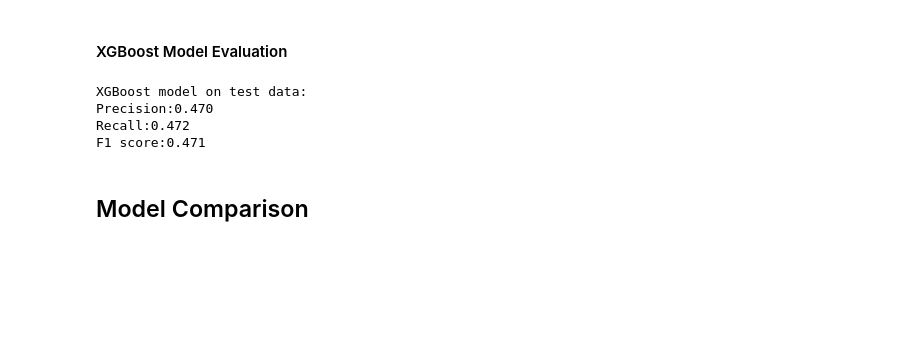
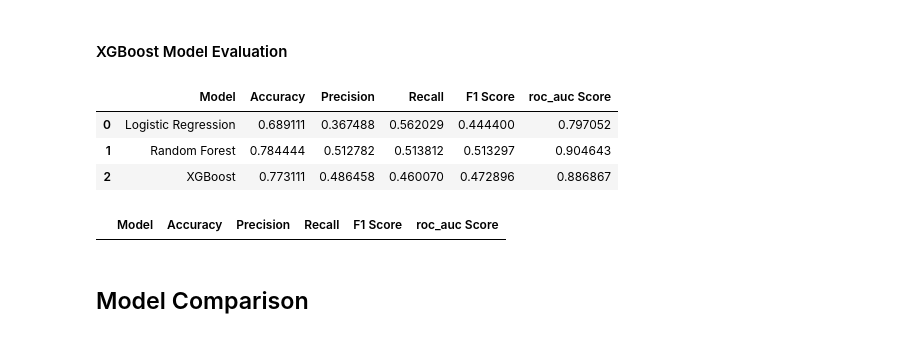
Before and after one commit to Anupam-Durutkar/Credit-Card-Default-Prediction-Analysis, a Jupyter notebook: Part_2_Modeling_Credit_Card_Default_Prediction.ipynb, the cells around one changed output. Saved outputs shown, nothing was run; the diff lists cells and outputs as text; code cells hidden in the pictures; blank space fills up the shorter version.

```diff
--- a/Part_2_Modeling_Credit_Card_Default_Prediction.ipynb
+++ b/Part_2_Modeling_Credit_Card_Default_Prediction.ipynb
@@ -243,3 +265,21 @@ def standard_scaler(X_train, X_test, numerical_cols):
+# %%
+# Define a function to compute Precision, Recall and F1 score
+
+def get_pre_rec_f1(Model_name,model,roc_auc,X_test,y_test):
+    y_pred = model.predict(X_test)
+    tn, fp, fn, tp = confusion_matrix(y_test, y_pred).ravel()
+
+    accuracy = (tp + tn) / (tp + fp + fn + tn)
+    precision = tp / (tp + fp)
+    recall = tp / (tp + fn)
+    F1 = 2 * (precision * recall) / (precision + recall)
+
+    model_result =  pd.DataFrame([[Model_name, accuracy,  precision,  recall, F1, roc_auc]],
+               columns = ['Model', 'Accuracy', 'Precision', 'Recall', 'F1 Score', 'roc_auc Score'])
+
+    return  model_result
+
+    #print(f'Precision:{precision:.3f}\nRecall:{recall:.3f}\nAccuracy score:{accuracy:.3f}\nF1 score:{F1:.3f}')
 # %% [markdown]
 ## Classification Predictive Modeling
 1. Logistic Regression
@@ -383,19 +435,8 @@ After fine-tuning parameter C, Logistic Regression model got ROC_AUC training sc
-# %%
-# Define a function to compute Precision, Recall and F1 score
-
-def get_pre_rec_f1(model,X_test,y_test):
-    y_pred = model.predict(X_test)
-    tn, fp, fn, tp = confusion_matrix(y_test, y_pred).ravel()
-
-    precision = tp / (tp + fp)
-    recall = tp / (tp + fn)
-    F1 = 2 * (precision * recall) / (precision + recall)
-
-    print(f'Precision:{precision:.3f}\nRecall:{recall:.3f}\nF1 score:{F1:.3f}')
 # %%
 # Calculate precision and recall of Logistic Regression model
 
 print('Logistic Regression model on test data:')
-get_pre_rec_f1(lr_best, X_test_std, y_test)
+Logistic_Regression_Model = get_pre_rec_f1('Logistic Regression', lr_best,roc_auc_lr_best, X_test_std, y_test)
+Logistic_Regression_Model
 # %% [output]
 Logistic Regression model on test data:
@@ -496,6 +536,7 @@ After tuning parameters, Random Forest model's ROC-AUC score decreased slightly
 # %%
 # Compute precision, recall and F1 score of Random Forest model on test data
 
-print('Random Forest model on test data:')
-get_pre_rec_f1(rf_best, X_test, y_test)
+RandomForest_model = get_pre_rec_f1('Random Forest',rf_best, roc_auc_best, X_test, y_test)
+Final_result = Logistic_Regression_Model.append(RandomForest_model,ignore_index = True)
+Final_result
 # %% [output]
@@ -648,14 +688,24 @@ After tuning hyperparameters, XGBoost has a ROC_AUC score of 0.898 on training d
 # %%
 # Compute precision, recall and F1 score of tuned XGBoost model on test data
 
-print('XGBoost model on test data:')
+#print('XGBoost model on test data:')
 
-get_pre_rec_f1(xgb_random, X_test, y_test)
+XGBoost_model = get_pre_rec_f1('XGBoost', xgb_random, xgb_random.best_score_, X_test, y_test)
+
+Final_result = Final_result.append(XGBoost_model,ignore_index=True)
+Final_result
 # %% [output]
-XGBoost model on test data:
-Precision:0.470
-Recall:0.472
-F1 score:0.471
+|  | Model | Accuracy | Precision | Recall | F1 Score | roc_auc Score |
+| 0 | Logistic Regression | 0.689111 | 0.367488 | 0.562029 | 0.444400 | 0.797052 |
+| 1 | Random Forest | 0.784444 | 0.512782 | 0.513812 | 0.513297 | 0.904643 |
+| 2 | XGBoost | 0.773111 | 0.486458 | 0.460070 | 0.472896 | 0.886867 |
+# %%
+# Final_result = Final_result.drop(data.index[[2]])
+#Final_result = Final_result.drop(data.index[range(0,4)])
+Final_result = Final_result.drop(labels='roc_auc Score', axis=1)
+Final_result
+# %% [output]
+|  | Model | Accuracy | Precision | Recall | F1 Score | roc_auc Score |
 # %% [markdown]
 ## Model Comparison
 # %% [markdown]
```
Also changed, not shown: parts of 22 cells of this notebook.
